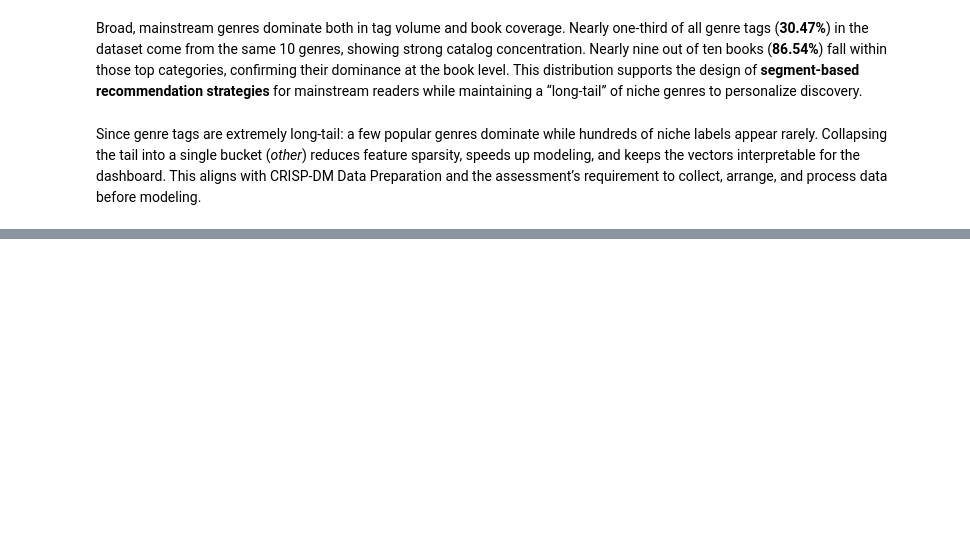
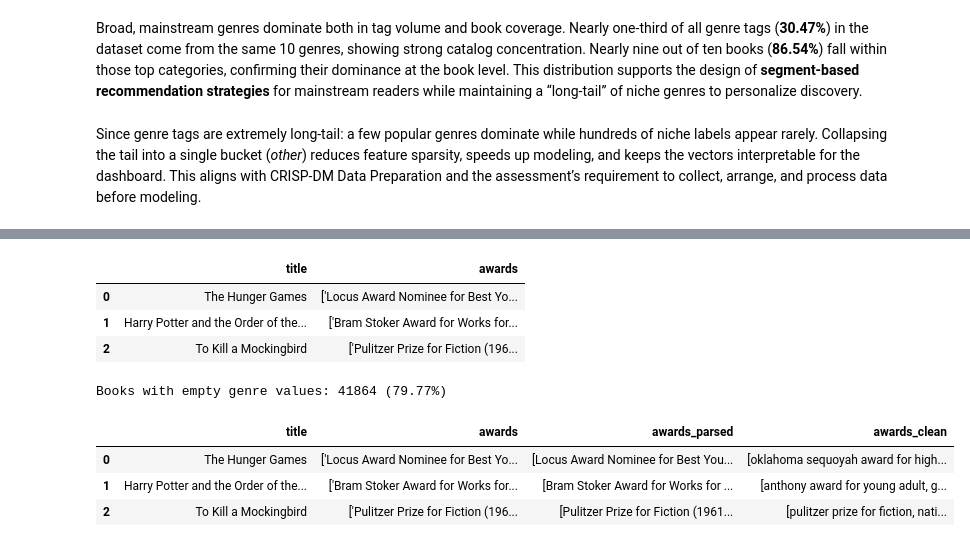
Before and after one commit to larevolucia/bookwise-analytics, a Jupyter notebook: notebooks/02_Data_Cleaning.ipynb, the cells around one changed output, grey strips where cells are left out. Drawn from its saved outputs; the diff is of its cells as text; code cells hidden in the pictures; blank space fills up the shorter version.

```diff
--- a/notebooks/02_Data_Cleaning.ipynb
+++ b/notebooks/02_Data_Cleaning.ipynb
@@ -1124,0 +1217,49 @@ bbe_clean = pd.read_csv('data/interim/bbe/bbe_clean_v8.csv')
+# %%
+bbe_clean[['title','awards']].head(3)
+# %% [output]
+|  | title | awards |
+| 0 | The Hunger Games | ['Locus Award Nominee for Best Yo... |
+| 1 | Harry Potter and the Order of the... | ['Bram Stoker Award for Works for... |
+| 2 | To Kill a Mockingbird | ['Pulitzer Prize for Fiction (196... |
+# %%
+# identify and handle missing awards values
+empty_awards_mask = (bbe_clean['awards'] == '[]')
+empty_awards = bbe_clean[empty_awards_mask].shape[0]
+share_missing_awards = (empty_awards / len(bbe_clean)) * 100
+print(f'Books with empty genre values: {empty_awards} ({share_missing_awards:.2f}%)')
+# %% [output]
+Books with empty genre values: 41864 (79.77%)
+# %%
+def clean_awards_list(lst):
+    """
+    Clean and normalize awards list:
+    - Lowercase and remove punctuation noise
+    - Remove year patterns like (2009) or (2010)
+    - Deduplicate entries
+    """
+    if not isinstance(lst, list):
+        return np.nan
+
+    cleaned = []
+    for a in lst:
+        if not isinstance(a, str) or not a.strip():
+            continue
+        a = a.lower().strip()
+        # remove (YYYY) patterns
+        a = re.sub(r'\(\s*\d{4}\s*\)', '', a)
+        # remove leftover punctuation and extra spaces
+        a = re.sub(r'[^a-z0-9\s\-\&\'"]', '', a)
+        a = re.sub(r'\s+', ' ', a).strip()
+        cleaned.append(a)
+
+    cleaned = list(set(cleaned))
+    return cleaned if cleaned else np.nan
+# %%
+bbe_clean['awards_parsed'] = bbe_clean['awards'].apply(parse_list_field)
+bbe_clean['awards_clean'] = bbe_clean['awards_parsed'].apply(clean_awards_list)
+bbe_clean[['title','awards','awards_parsed','awards_clean']].head(3)
+# %% [output]
+|  | title | awards | awards_parsed | awards_clean |
+| 0 | The Hunger Games | ['Locus Award Nominee for Best Yo... | [Locus Award Nominee for Best You... | [oklahoma sequoyah award for high... |
+| 1 | Harry Potter and the Order of the... | ['Bram Stoker Award for Works for... | [Bram Stoker Award for Works for ... | [anthony award for young adult, g... |
+| 2 | To Kill a Mockingbird | ['Pulitzer Prize for Fiction (196... | [Pulitzer Prize for Fiction (1961... | [pulitzer prize for fiction, nati... |
```
Also changed, not shown: parts of 25 cells of this notebook.
